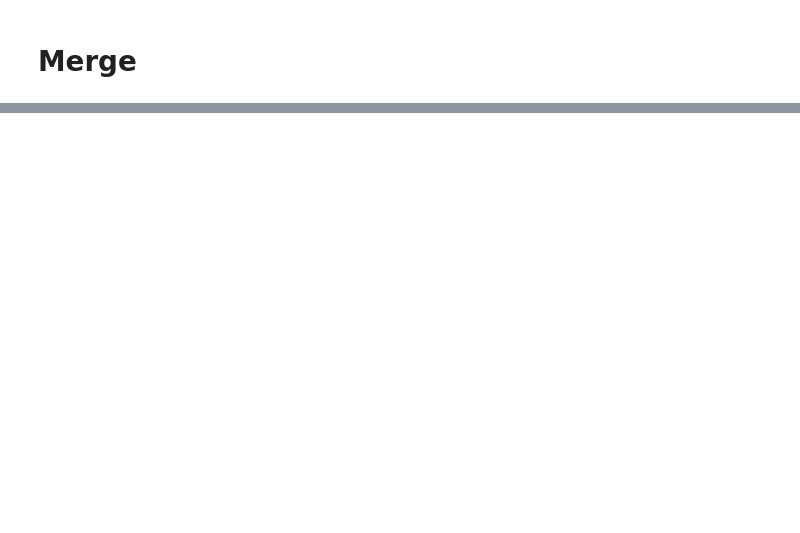
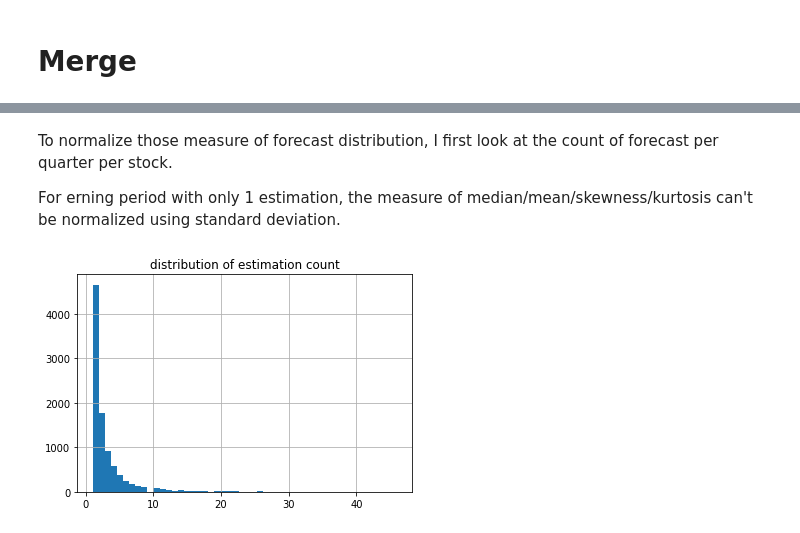
Before and after one commit to rmfeng/dsqfltproject, a Jupyter notebook: part_2_data_merge.ipynb, the cells around one changed output, grey strips where cells are left out. Drawn from its saved outputs; the diff is of its cells as text; code cells hidden in the pictures; blank space fills up the shorter version.

```diff
--- a/part_2_data_merge.ipynb
+++ b/part_2_data_merge.ipynb
@@ -96,0 +158,12 @@ Index(['TICKER', 'PERMNO', 'NCUSIP', 'sdate', 'edate', 'SCORE'], dtype='object')
+# %% [markdown]
+To normalize those measure of forecast distribution, I first look at the count of forecast per quarter per stock.
+
+For erning period with only 1 estimation, the measure of median/mean/skewness/kurtosis can't be normalized using standard deviation.
+# %%
+#the distribution of the estimation count per accounting period per stock
+import matplotlib.pyplot as plt
+df_forecast.groupby(['ticker','ern_date','quarternum']).count()[['analyst_ern_forecast']].hist(bins=50)
+plt.title('distribution of estimation count')
+plt.show()
+# %% [output]
+[figure, added]
```
Also changed, not shown: parts of 14 cells of this notebook.
